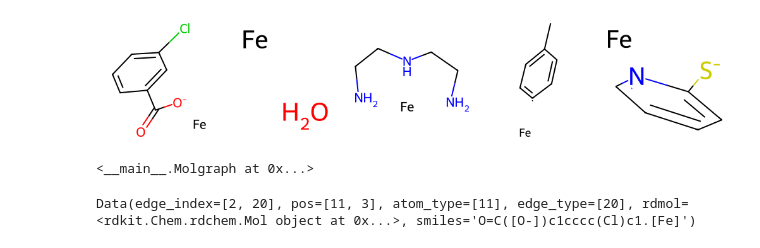
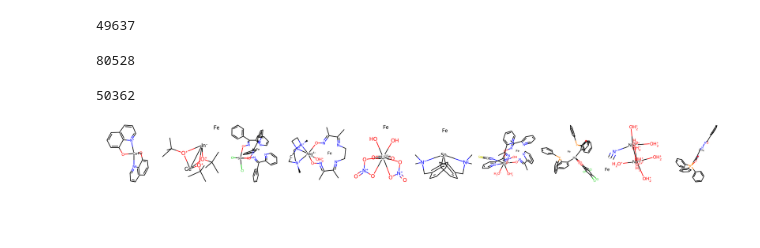
Before and after one commit to kentoabeywardane/EcConf-metal, a Jupyter notebook: metal_data.ipynb, the cells around one changed output. Cells and saved outputs as stored; diff of their text form; code cells hidden in the pictures; blank space fills up the shorter version.

Commit message:
notebook for generating data for metal and adjustments to comparm params

```diff
--- a/metal_data.ipynb
+++ b/metal_data.ipynb
@@ -9,4 +200,4 @@ import EcConf as ecconf
 # %%
-df = pd.read_csv('test_ligands.csv')
+df = pd.read_csv('scripts/GEMO/metal/ligand_properties_unique_hash.csv')
 df
 # %% [output]
@@ -19,3 +217,8 @@ df
+# %%
+# Need to figure out if we want to do any splits with the denticities
+sum(df['Ligand_Denticities'] <= 2)
+# %% [output]
+49637
 # %%
 def get_metal_coords_from_mol2(mol2block):
     for s in mol2block.split('\n'):
@@ -35,8 +236,34 @@ new_df = df.apply(lambda x: mol_with_metal(x['Ligand_mol2_Strings_without_X'], x
+# %%
+labels = []
+mol_ls = []
+for i, x in tqdm(df.iterrows(), total=len(df)):
+    try:
+        mol = mol_with_metal(x['Ligand_mol2_Strings_without_X'], x['Ligand_mol2_Strings'])
+        label_ls = [int(j) for j in x['Connecting_Atom_Indices_without_XH'].strip('[]').replace(',', '').split()]
+        mol_ls.append(mol)
+        labels.append(label_ls)
+    except:
+        pass
+len(mol_ls)
+# %% [output]
+80528
+# %%
+allowed_atoms = {1, 5, 6, 7, 8, 9, 15, 16, 17, 35, 53, 26}
+filtered_mol_ls = []
+filtered_labels = []
+for i in tqdm(range(len(mol_ls))):
+    atom_list = [a.GetAtomicNum() for a in mol_ls[i].GetAtoms()]
+    if set(atom_list).issubset(allowed_atoms) and \
+        Descriptors.NumRadicalElectrons(mol_ls[i]) == 0 and\
+        len(atom_list) > 2 and \
+        Chem.GetFormalCharge(mol_ls[i]) <= 2 and Chem.GetFormalCharge(mol_ls[i]) >= -4 and \
+        len(atom_list) <= 51:
+        filtered_mol_ls.append(mol_ls[i])
+        filtered_labels.append(labels[i])
+len(filtered_mol_ls)
+# %% [output]
+50362
 # %%
-Chem.Draw.MolsToImage(new_df.values)
+Chem.Draw.MolsToImage(mol_ls[-10:])
 # %% [output]
-[figure, old version]
+[figure, new version]
-# %%
-Molgraph(rdmol_to_data(new_df[3]).rdmol)
-# %% [output]
-<__main__.Molgraph at 0x...>
@@ -99,5 +269,0 @@ from torch_geometric.data import Data
-# %%
-d = rdmol_to_data(mol)
-d
-# %% [output]
-Data(edge_index=[2, 20], pos=[11, 3], atom_type=[11], edge_type=[20], rdmol=<rdkit.Chem.rdchem.Mol object at 0x...>, smiles='O=C([O-])c1cccc(Cl)c1.[Fe]')
```
Also changed, not shown: parts of 25 cells of this notebook, 2 other files.
